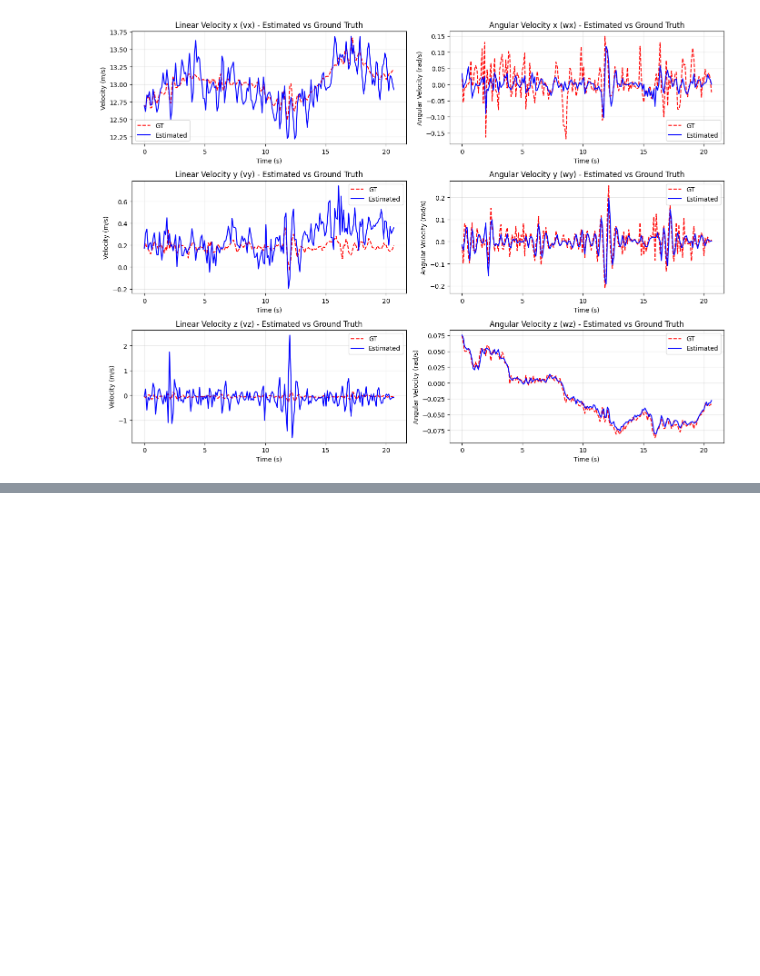
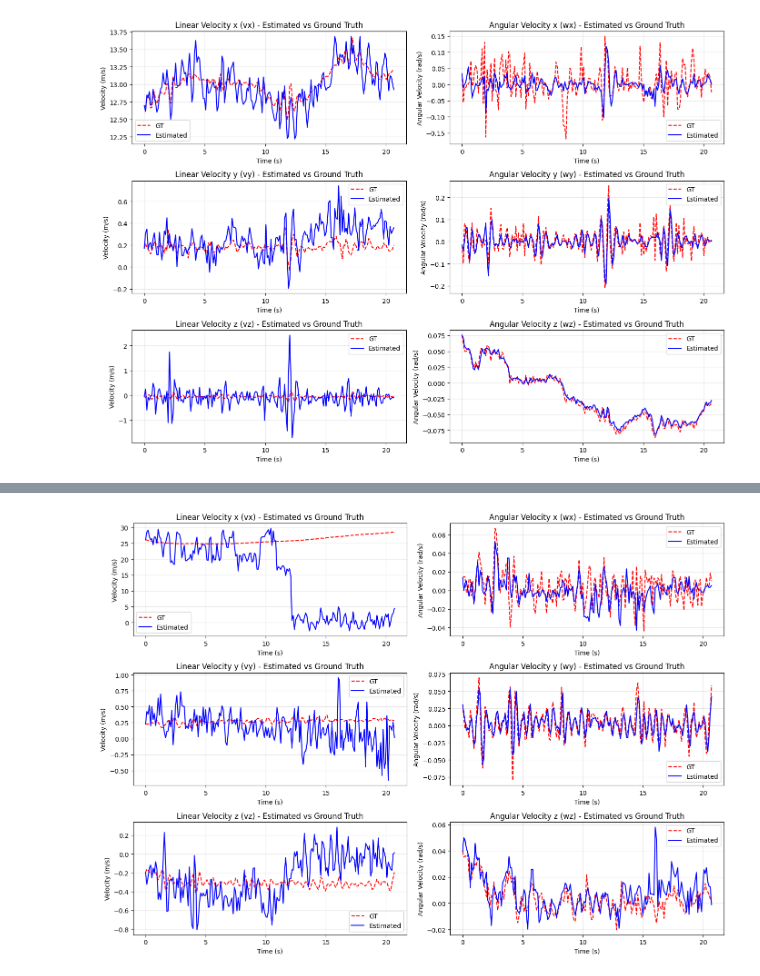
Before and after one commit to EngineerXL/master-diploma, a Jupyter notebook: notebooks/locviewers/big-20-sec_icp.ipynb, the cells around one changed output, grey strips where cells are left out. Cells and saved outputs as stored; diff of their text form; code cells hidden in the pictures; blank space fills up the shorter version.

```diff
--- a/notebooks/locviewers/big-20-sec_icp.ipynb
+++ b/notebooks/locviewers/big-20-sec_icp.ipynb
@@ -31,0 +43,5 @@ plt.show()
+# %%
+fig = postproc.plot_velocities(ride_segment_id=68)
+plt.show()
+# %% [output]
+[figure, added]
```
Also changed, not shown: parts of 7 cells of this notebook, 3 other files.
